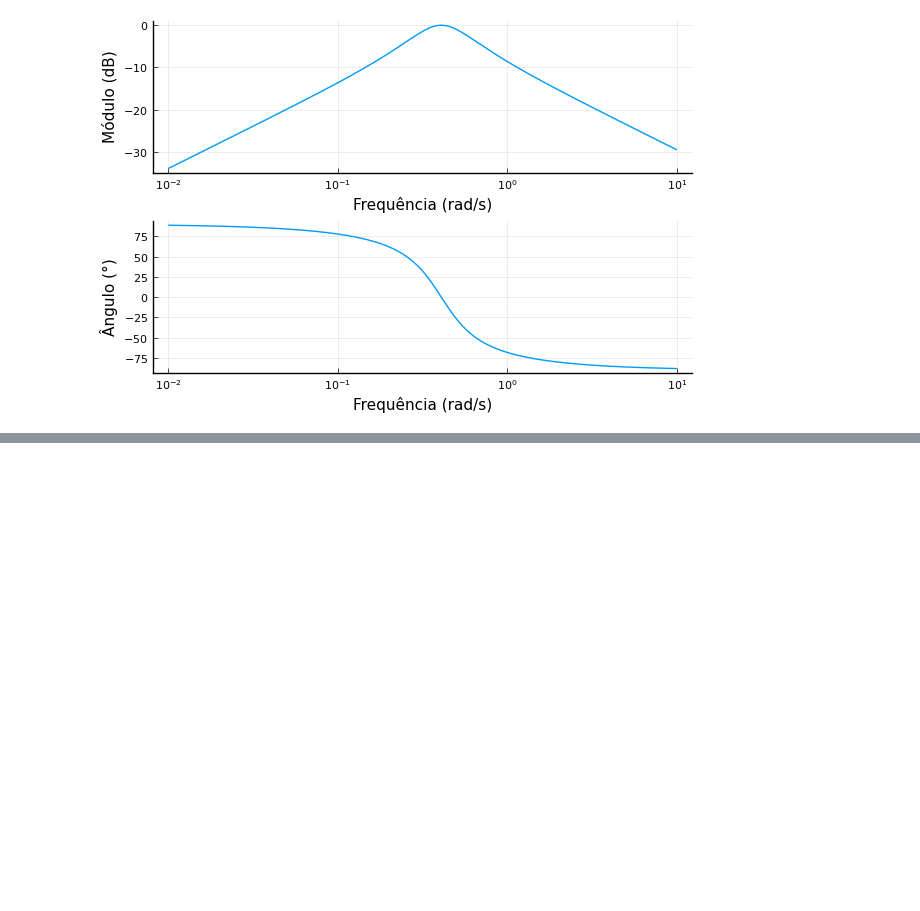
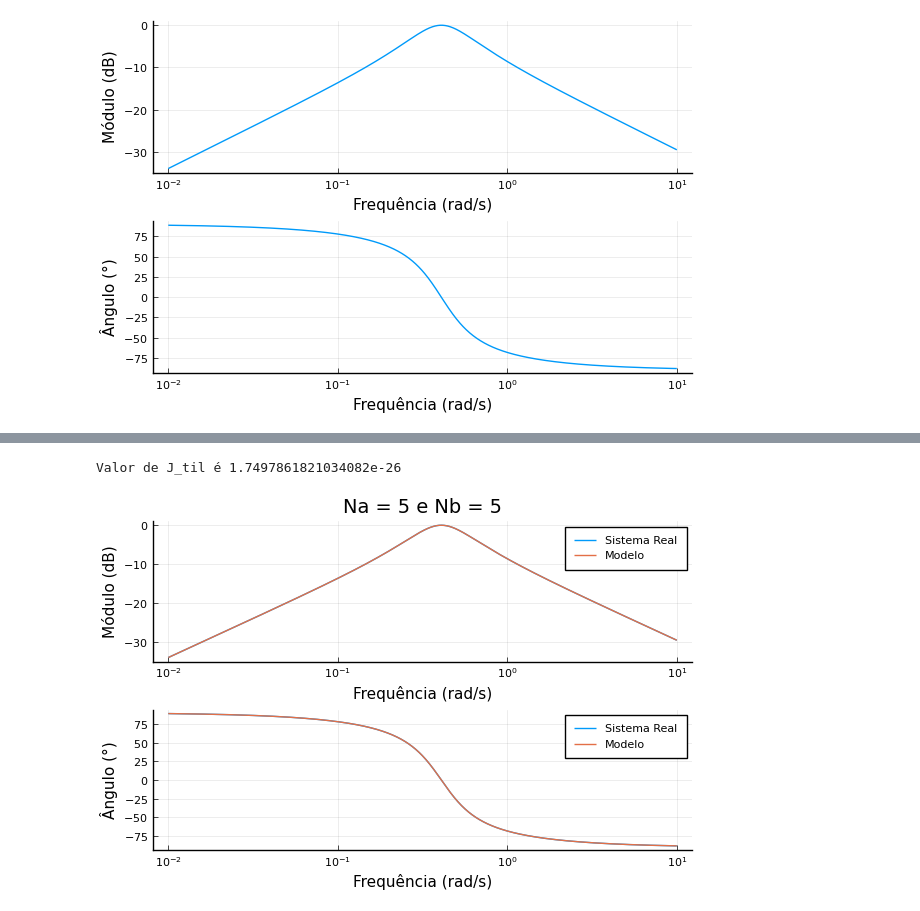
Before and after one commit to Ralubrusto/Practicing-Julia-and-System-Identification, a Jupyter notebook: Ex5/Exercicio5_RafaelStonoga.ipynb, the cells around one changed output, grey strips where cells are left out. Cells and saved outputs as stored; diff of their text form; code cells hidden in the pictures; blank space fills up the shorter version.

```diff
--- a/Ex5/Exercicio5_RafaelStonoga.ipynb
+++ b/Ex5/Exercicio5_RafaelStonoga.ipynb
@@ -69,0 +220,6 @@ plot(plot_mag, plot_pha, layout=(2,1), legend=false)
+# %%
+na, nb = 5, 5
+plota_modelo(na, nb)
+# %% [output]
+Valor de J_til é 1.7497861821034082e-26
+[figure, added]
```
Also changed, not shown: parts of 26 cells of this notebook.
